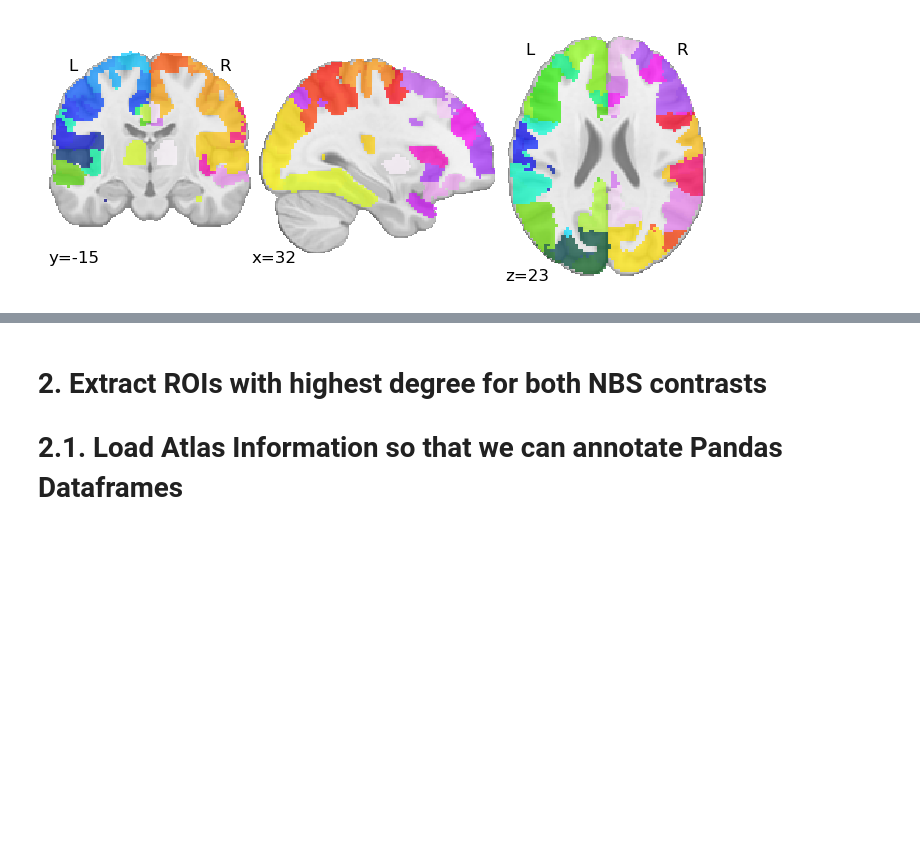
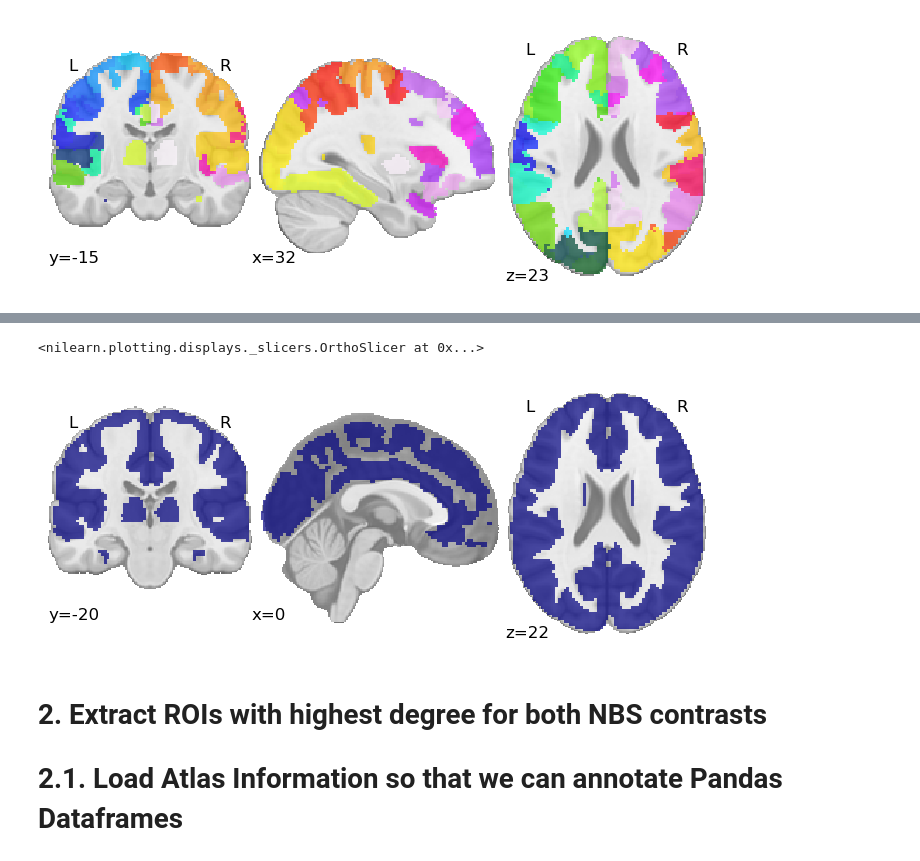
Before and after one commit to nimh-sfim/fc_introspection, a Jupyter notebook: notebooks/S15_PostNBS_NiMareSetup_and_decode.ipynb, the cells around one changed output, grey strips where cells are left out. Cells and saved outputs as stored; diff of their text form; code cells hidden in the pictures; blank space fills up the shorter version.

```diff
--- a/notebooks/S15_PostNBS_NiMareSetup_and_decode.ipynb
+++ b/notebooks/S15_PostNBS_NiMareSetup_and_decode.ipynb
@@ -190,0 +221,10 @@ plot_roi(atlas_img, draw_cross=False)
+# %%
+NIMARE_DECODING_RIBBON_MASK = osp.join(RESOURCES_NIMARE_DIR,'NiMare_Decoding_Mask_GMribbon.nii.gz')
+command = f'''module load afni; \
+              3dcalc -overwrite \
+                         -a {FB_400ROI_ATLAS_NIMARE_GRID_FILE} \
+                         -b {ns_dset_mask_path} \
+                         -expr "step(a)*b" \
+                         -prefix {NIMARE_DECODING_RIBBON_MASK}'''
+output  = subprocess.check_output(command, shell=True, stderr=subprocess.STDOUT)
+print(output.strip().decode())
@@ -191,3 +238,9 @@ plot_roi(atlas_img, draw_cross=False)
+# %%
+ribbon_mask_img = load_img(NIMARE_DECODING_RIBBON_MASK)
+plot_roi(ribbon_mask_img, draw_cross=False)
+# %% [output]
+<nilearn.plotting.displays._slicers.OrthoSlicer at 0x...>
+[figure, added]
 # %% [markdown]
 # 2. Extract ROIs with highest degree for both NBS contrasts
 
```
Also changed, not shown: parts of 34 cells of this notebook, 30 other files.
